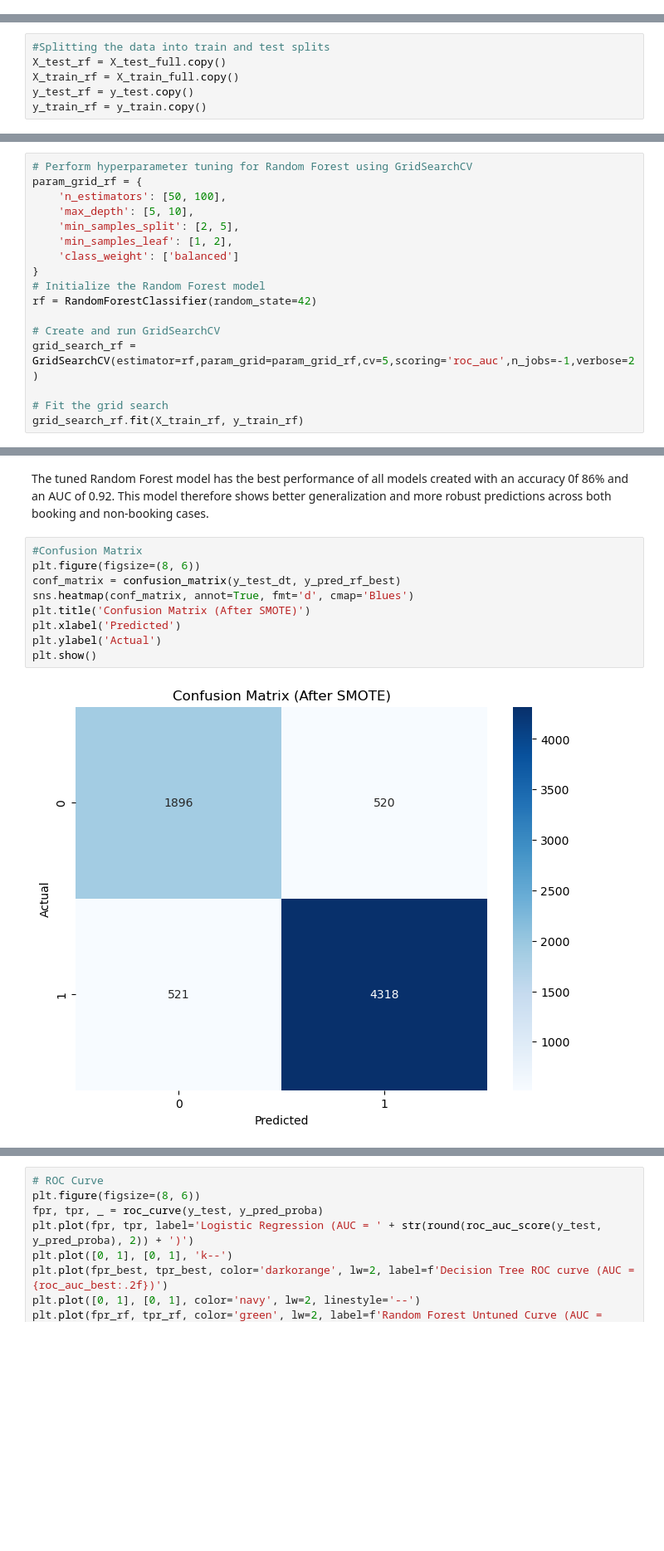
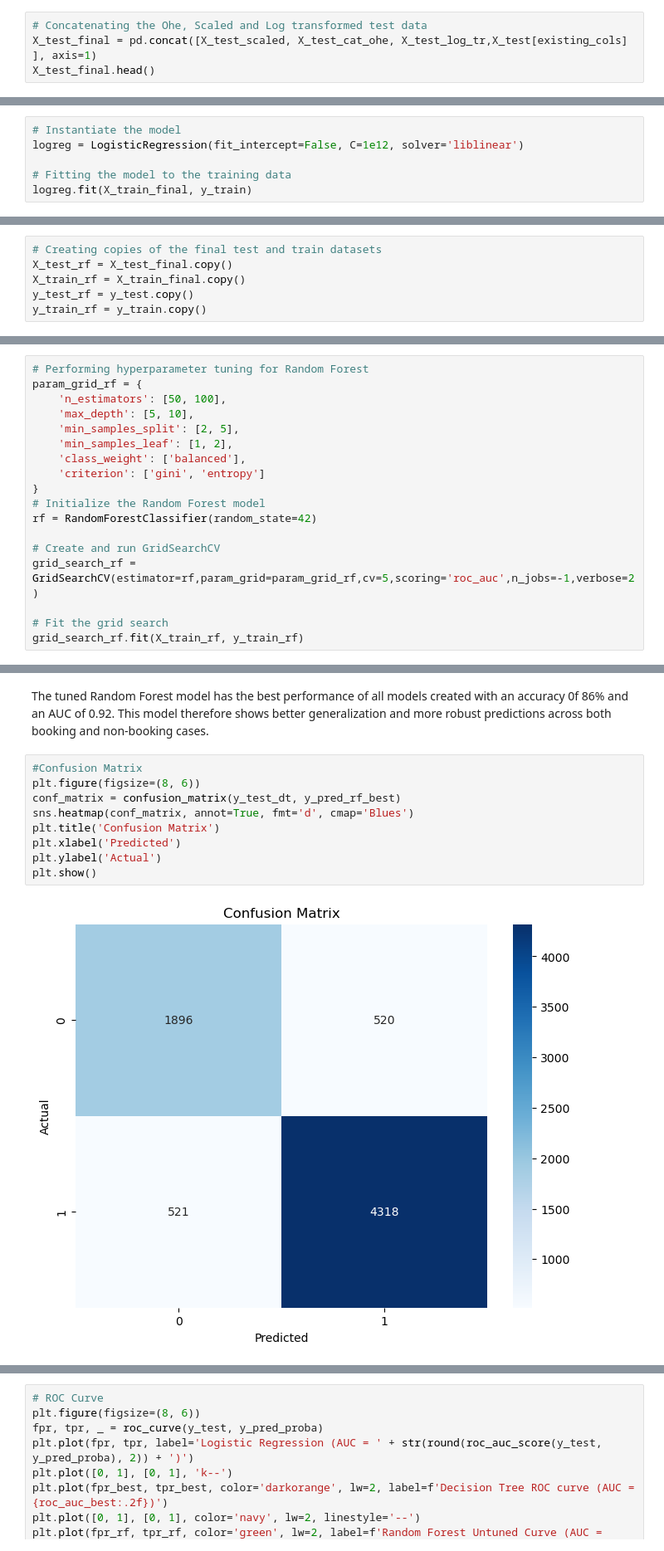
Before and after one commit to James-tech4/JAMES-PHASE-3-DSPT-8-PROJECT, a Jupyter notebook: index.ipynb, the cells around one changed output, grey strips where cells are left out. Shown at 83% size. Drawn from its saved outputs; the diff is of its cells as text; blank space fills up the shorter version.

```diff
--- a/project3.ipynb
+++ b/index.ipynb
@@ -624,0 +631,4 @@ y_pred_proba = logreg.predict_proba(X_test_full)[:, 1]
+# %%
+# Concatenating the Ohe, Scaled and Log transformed test data
+X_test_final = pd.concat([X_test_scaled, X_test_cat_ohe, X_test_log_tr,X_test[existing_cols] ], axis=1)
+X_test_final.head()
@@ -624,0 +653,6 @@ y_pred_proba = logreg.predict_proba(X_test_full)[:, 1]
+# %%
+# Instantiate the model
+logreg = LogisticRegression(fit_intercept=False, C=1e12, solver='liblinear')
+
+# Fitting the model to the training data
+logreg.fit(X_train_final, y_train)
@@ -853,7 +891,7 @@ The hyperparameter tuning in our decision tree has resulted a better-performing
 # %%
-#Splitting the data into train and test splits
-X_test_rf = X_test_full.copy()
-X_train_rf = X_train_full.copy()
+# Creating copies of the final test and train datasets
+X_test_rf = X_test_final.copy()
+X_train_rf = X_train_final.copy()
 y_test_rf = y_test.copy()
 y_train_rf = y_train.copy()
 # %%
@@ -919,11 +961,12 @@ The untuned Random Forest model has an accuracy of 85% and an AUC of 0.91 which
 # %%
-# Perform hyperparameter tuning for Random Forest using GridSearchCV
+# Performing hyperparameter tuning for Random Forest
 param_grid_rf = {
     'n_estimators': [50, 100],
     'max_depth': [5, 10],
     'min_samples_split': [2, 5],
     'min_samples_leaf': [1, 2],
-    'class_weight': ['balanced']
+    'class_weight': ['balanced'],
+    'criterion': ['gini', 'entropy']
 }
 # Initialize the Random Forest model
 rf = RandomForestClassifier(random_state=42)
@@ -1007,12 +1053,12 @@ The tuned Random Forest model has the best performance of all models created wit
 # %%
 #Confusion Matrix
 plt.figure(figsize=(8, 6))
 conf_matrix = confusion_matrix(y_test_dt, y_pred_rf_best)
 sns.heatmap(conf_matrix, annot=True, fmt='d', cmap='Blues')
-plt.title('Confusion Matrix (After SMOTE)')
+plt.title('Confusion Matrix')
 plt.xlabel('Predicted')
 plt.ylabel('Actual')
 plt.show()
 # %% [output]
-[figure, old version]
+[figure, new version]
 # %% [markdown]
```
Also changed, not shown: parts of 115 cells of this notebook, 1 other file.
